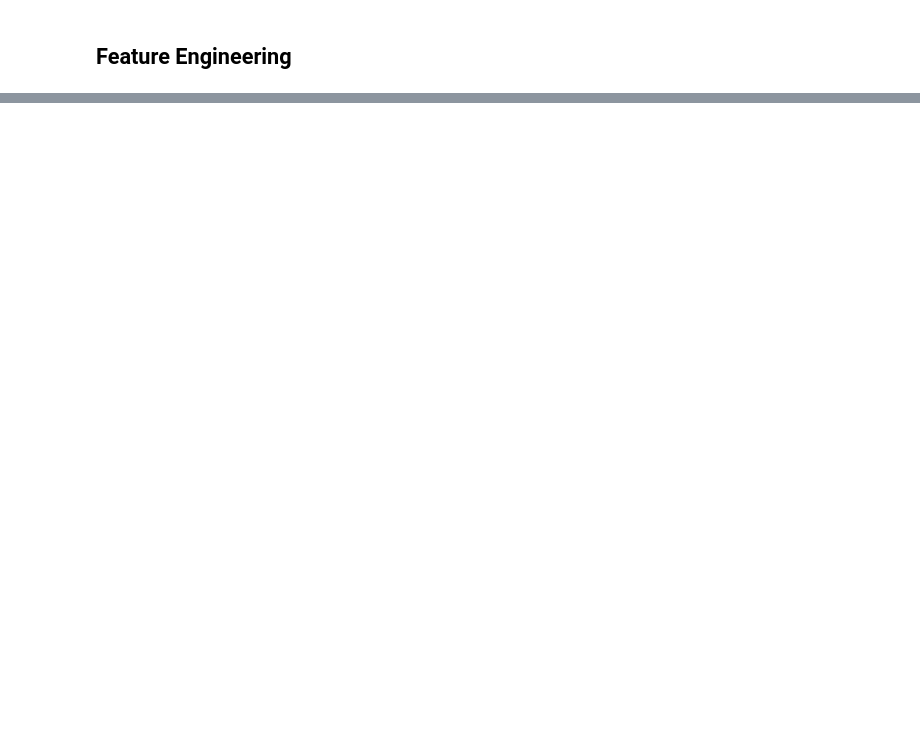
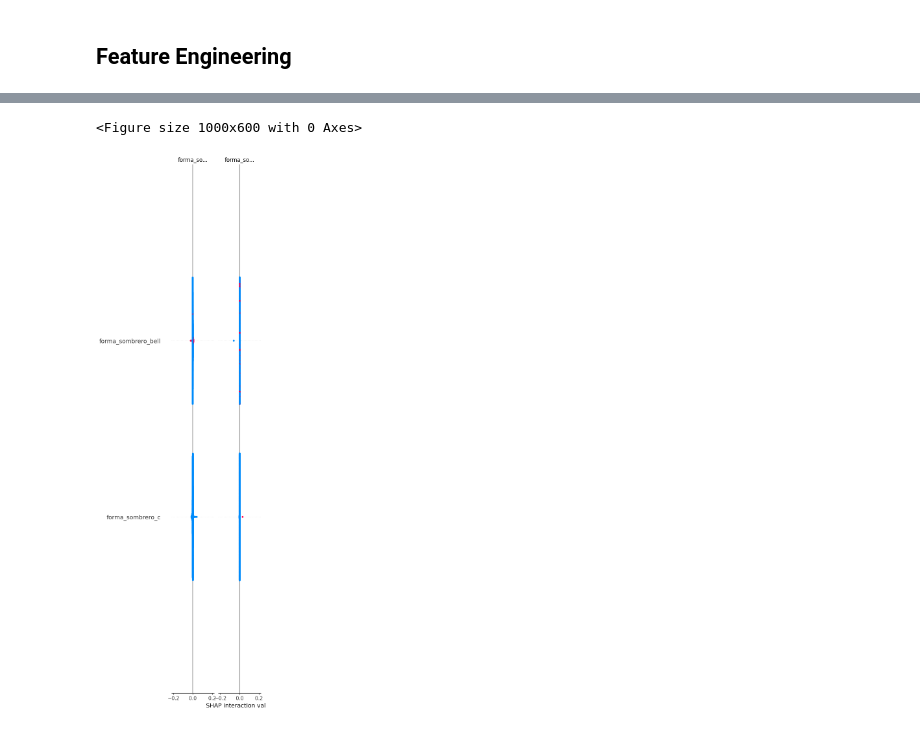
Before and after one commit to angelgvill/DS102024, a Jupyter notebook: 3-MachineLearning/2-Supervisado/Ejercicios/ejercicio_Kaggle2_setas.ipynb, the cells around one changed output, grey strips where cells are left out. Cells and saved outputs as stored; diff of their text form; code cells hidden in the pictures; blank space fills up the shorter version.

```diff
--- a/3-MachineLearning/2-Supervisado/Ejercicios/ejercicio_Kaggle2_setas.ipynb
+++ b/3-MachineLearning/2-Supervisado/Ejercicios/ejercicio_Kaggle2_setas.ipynb
@@ -441,0 +526,19 @@ df_final.to_json('data/processed/setas_Ronald_ML_Kaggle.json',
+# %%
+import shap
+
+# Crear un objeto de explicador SHAP basado en el modelo
+explainer = shap.TreeExplainer(model)
+
+# Calcular los valores SHAP para el conjunto de entrenamiento
+shap_values = explainer.shap_values(X_train)
+
+# Verificar si el modelo es de clasificación binaria (devuelve una lista de SHAP values)
+if isinstance(shap_values, list):
+    shap_values = shap_values[1]  # Usamos la segunda clase (1 = hongo venenoso)
+
+# Gráfico de resumen de SHAP para ver las 20 características más influyentes
+plt.figure(figsize=(10, 6))
+shap.summary_plot(shap_values, X_train, max_display=20, show=True)
+# %% [output]
+<Figure size 1000x600 with 0 Axes>
+[figure, added]
```
Also changed, not shown: parts of 7 cells of this notebook.
